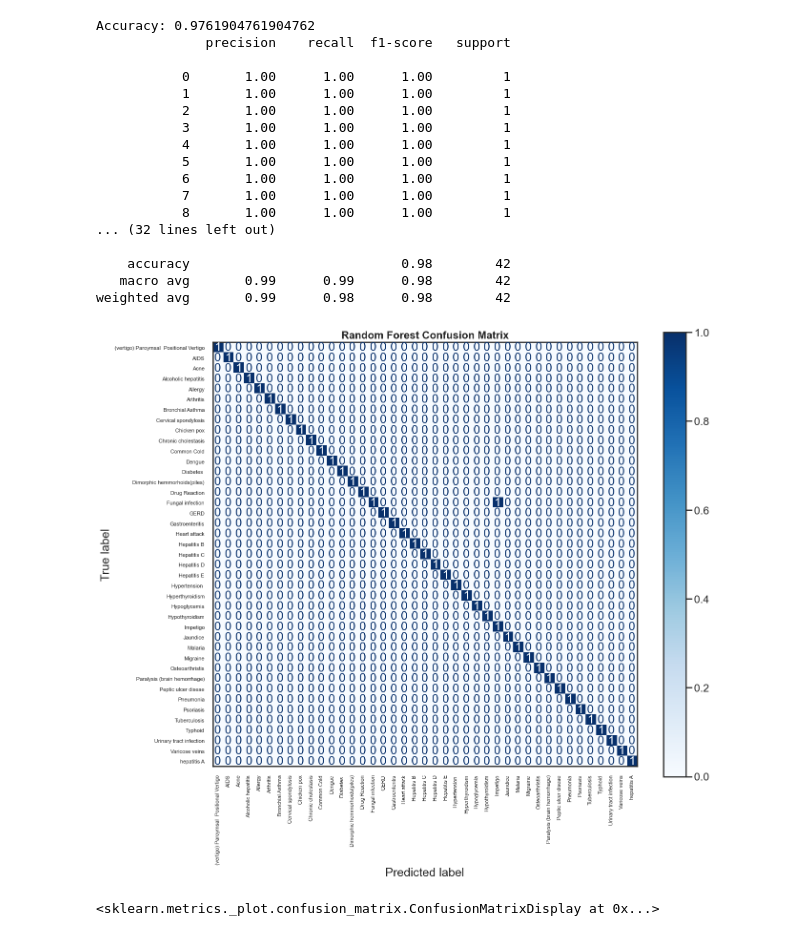
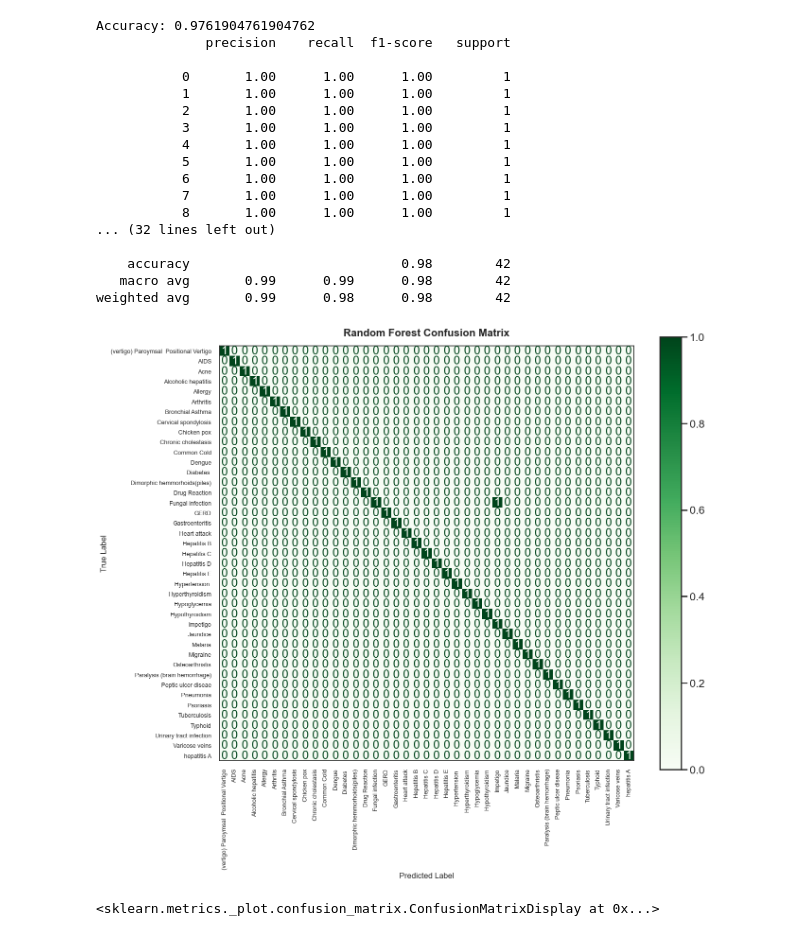
Before and after one commit to deeqa-s/Disease_Prediction_With_ML, a Jupyter notebook: notebooks/DiseasePredection.ipynb, the cells around one changed output. Cells and saved outputs as stored; diff of their text form; code cells hidden in the pictures.

```diff
--- a/notebooks/DiseasePredection.ipynb
+++ b/notebooks/DiseasePredection.ipynb
@@ -494,24 +476,51 @@ Accuracy: 0.9761904761904762
     accuracy                           0.98        42
    macro avg       0.99      0.99      0.98        42
 weighted avg       0.99      0.98      0.98        42
-# %%
-fig, ax = plt.subplots(figsize=(14,12))
-
-disp = ConfusionMatrixDisplay.from_predictions(
-    y_test_encode,
-    y_pred_RandomForest,
-    display_labels=le.classes_,
-    cmap="Blues",
-    ax=ax
-)
-
-ax.set_title("Random Forest Confusion Matrix", fontsize=16, weight="bold")
-plt.xticks(rotation=90, fontsize=8)
-plt.yticks(fontsize=8)
-plt.tight_layout()
-plt.show()
-# %% [output]
-[figure, removed]
+# %%
+# Confusion Matrix
+
+cm = confusion_matrix(y_test_encode, y_pred_RandomForest)
+
+sns.set_style("white")
+
+fig, ax = plt.subplots(figsize=(14,12))
+
+disp = ConfusionMatrixDisplay(
+    confusion_matrix=cm,
+    display_labels=le.classes_
+)
+
+disp.plot(
+    cmap="Greens",
+    values_format="d",
+    xticks_rotation=90,
+    colorbar=True,
+    ax=ax
+)
+
+# title
+ax.set_title("Random Forest Confusion Matrix",
+             fontsize=16,
+             fontweight="bold",
+             pad=15)
+
+# axis labels
+ax.set_xlabel("Predicted Label", fontsize=12)
+ax.set_ylabel("True Label", fontsize=12)
+
+
+ax.tick_params(axis='x', labelsize=9)
+ax.tick_params(axis='y', labelsize=9)
+
+
+for spine in ax.spines.values():
+    spine.set_visible(True)
+    spine.set_linewidth(1.2)
+
+plt.tight_layout()
+plt.show()
+# %% [output]
+[figure, added]
 # %%
 display_labels=le.classes_
 # %%
```
Also changed, not shown: parts of 31 cells of this notebook.
